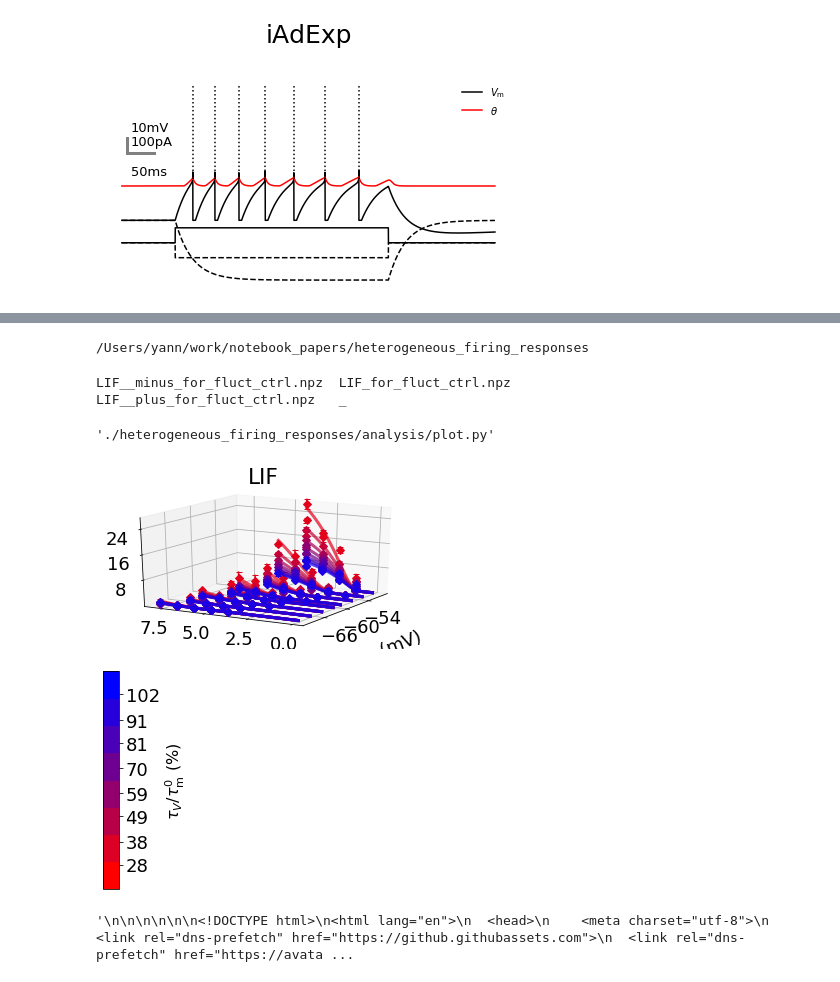
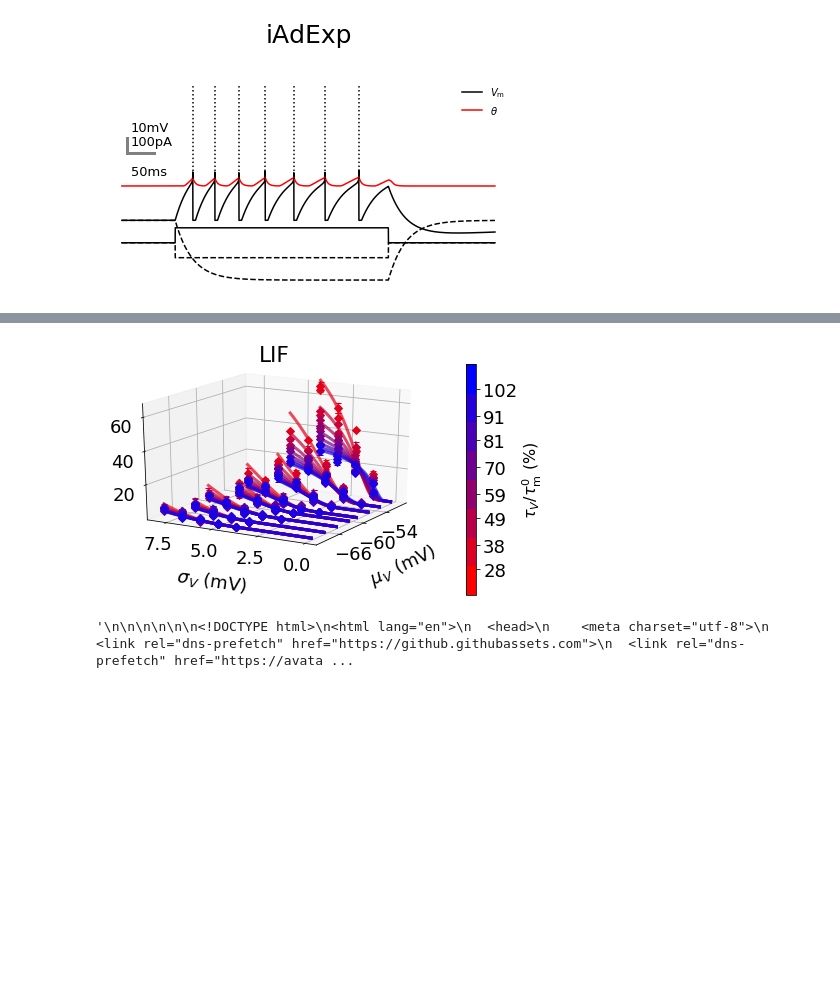
Before and after one commit to yzerlaut/notebook_papers, a Jupyter notebook: Heterogeneous_Firing_responses_JPhysiol_2016.ipynb, the cells around one changed output, grey strips where cells are left out. Drawn from its saved outputs; the diff is of its cells as text; code cells hidden in the pictures; blank space fills up the shorter version.

Commit message:
update on Jphysiol notebook

```diff
--- a/Heterogeneous_Firing_responses_JPhysiol_2016.ipynb
+++ b/Heterogeneous_Firing_responses_JPhysiol_2016.ipynb
@@ -208,9 +186,0 @@ by default we vary Tm !!
-# %%
-cd heterogeneous_firing_responses/
-# %% [output]
-/Users/yann/work/notebook_papers/heterogeneous_firing_responses
-# %%
-ls ../data/
-# %% [output]
-LIF__minus_for_fluct_ctrl.npz  LIF_for_fluct_ctrl.npz
-LIF__plus_for_fluct_ctrl.npz   _
@@ -219,34 +187,27 @@ rm heterogeneous_firing_responses/analysis/plot.py
-# %%
-
-wget.download('https://raw.github.com/yzerlaut/heterogenous_firing_response/master/analysis/threeD_plotting.py',
-              './heterogeneous_firing_responses/analysis/plot.py')
-# %% [output]
-'./heterogeneous_firing_responses/analysis/plot.py'
 # %%
 import heterogeneous_firing_responses.analysis.plot as plot
 import heterogeneous_firing_responses.analysis.template_and_fitting as tf
 # %%
 import numpy as np
-data = np.load('data/LIF_for_fluct_ctrl.npz')
+data = np.load('data/LIF__minus_for_fluct_ctrl.npz')
 
 ##### FITTING OF THE PHENOMENOLOGICAL THRESHOLD #####
 # two-steps procedure, see template_and_fitting.py
 # need SI units !!!
 P = tf.fitting_Vthre_then_Fout(data['Fout'], 1e-3*data['muV'],\
                             1e-3*data['sV'], data['TvN'],\
                             data['muGn'], data['Gl'], data['Cm'],
                             data['El'], print_things=False)
 
 ##### PLOTTING #####
 # see plotting_tools.py
 # need non SI units (electrophy units) !!!
-FIG = plot.make_3d_and_2d_figs(P,\
+FIG = plot.make_3d_fig(P,\
         data['Fout'], data['s_Fout'], data['muV'],\
         data['sV'], data['TvN'], data['muGn'],\
         data['Gl'], data['Cm'], data['El'], 'LIF')
 # %% [output]
-[figure, old version]
+[figure, new version]
-[figure, removed]
 # %%
 # %% [output]
 '\n\n\n\n\n\n<!DOCTYPE html>\n<html lang="en">\n  <head>\n    <meta charset="utf-8">\n  <link rel="dns-prefetch" href="https://github.githubassets.com">\n  <link rel="dns-prefetch" href="https://avata ...
```
Also changed, not shown: parts of 4 cells of this notebook, 2 other files.
